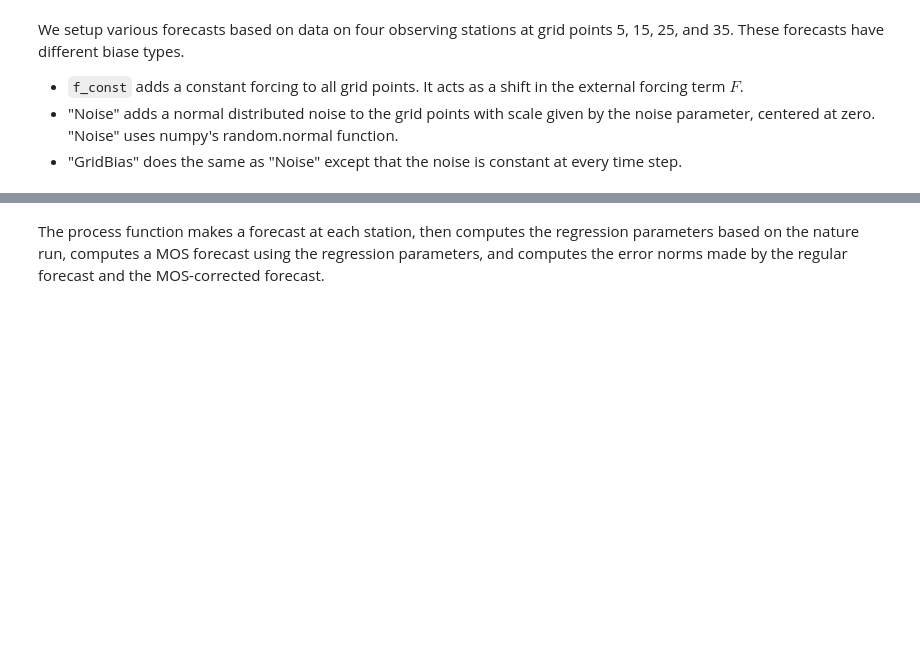
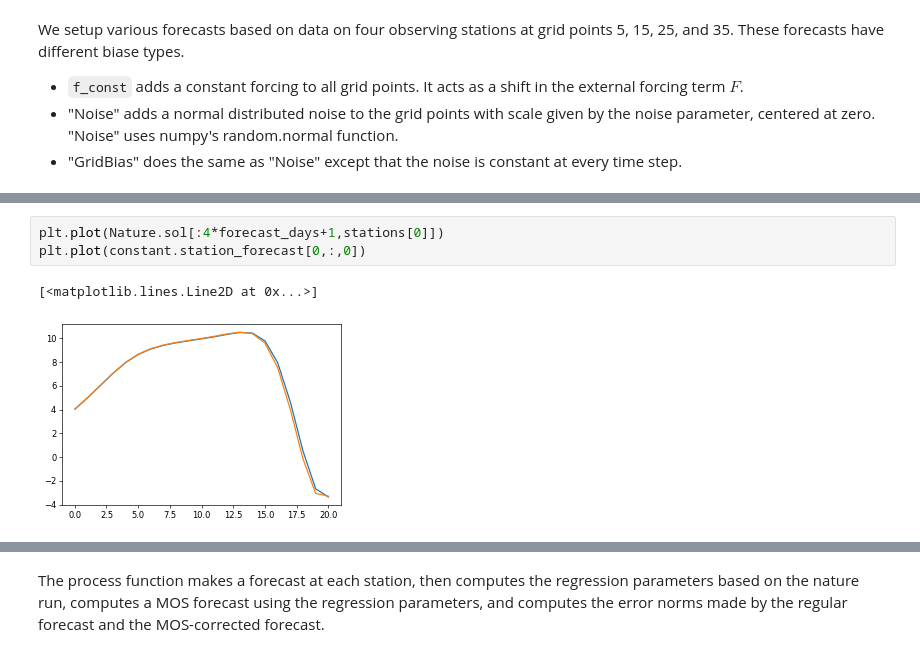
Before and after one commit to anilzen/adaptive_regression, a Jupyter notebook: code/Lorenz.ipynb, the cells around one changed output, grey strips where cells are left out. Saved outputs shown, nothing was run; the diff lists cells and outputs as text; blank space fills up the shorter version.

```diff
--- a/code/Lorenz.ipynb
+++ b/code/Lorenz.ipynb
@@ -59,0 +71,6 @@ gridbias =Forecast(total_days, forecast_days, Truth=Nature.sol, stations=station
+# %%
+plt.plot(Nature.sol[:4*forecast_days+1,stations[0]])
+plt.plot(constant.station_forecast[0,:,0])
+# %% [output]
+[<matplotlib.lines.Line2D at 0x...>]
+[figure, added]
```
Also changed, not shown: parts of 8 cells of this notebook, 3 other files.
